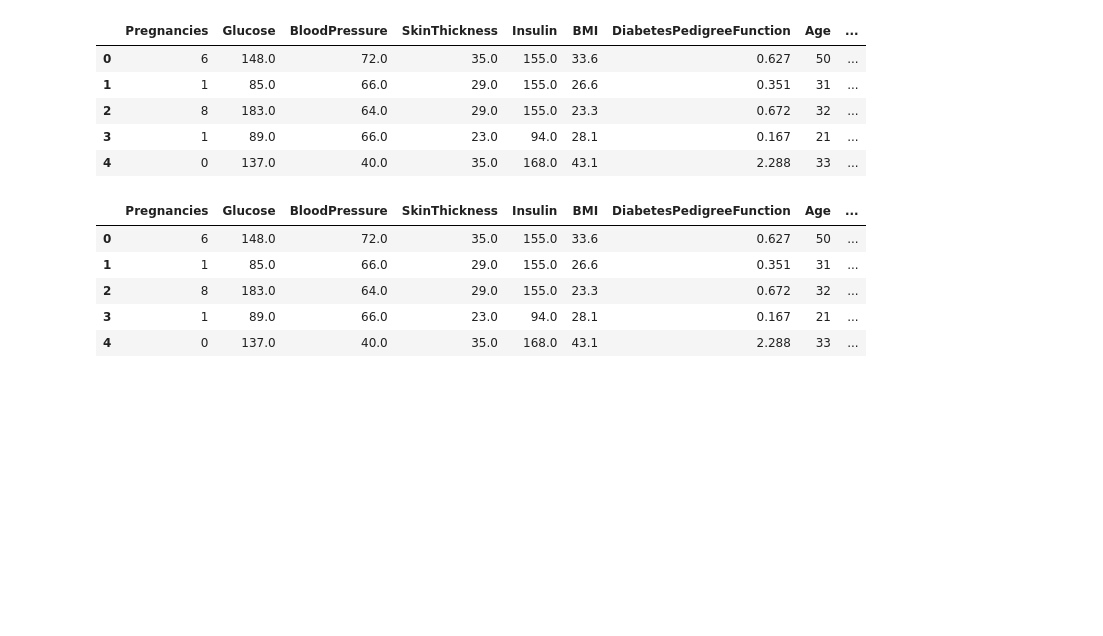
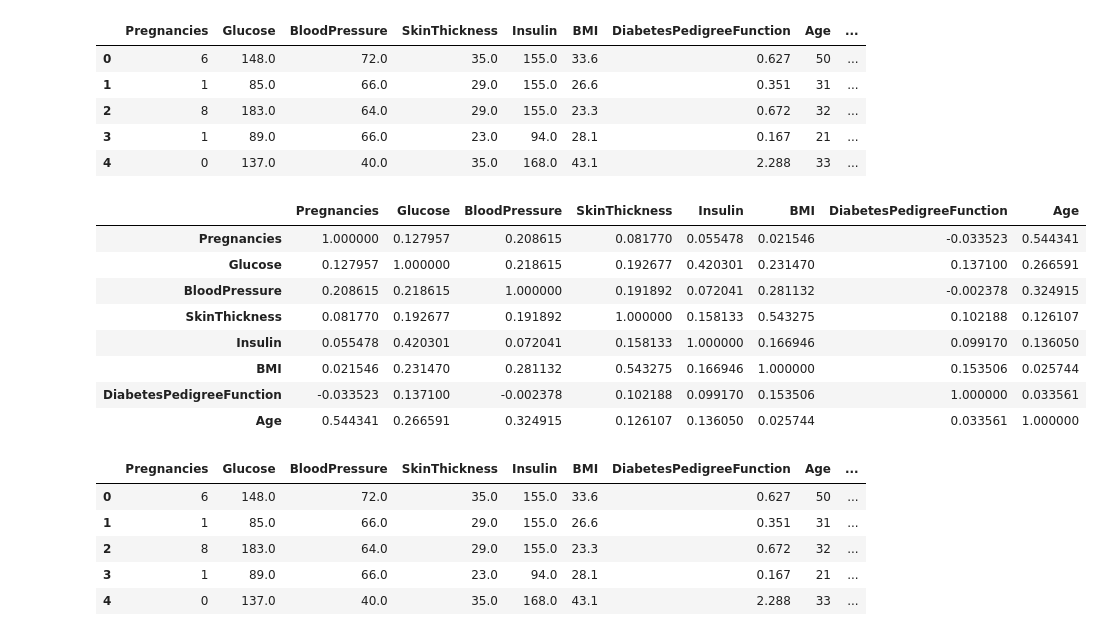
Before and after one commit to StanleyMasinde/pima-modelling, a Jupyter notebook: models/dec_tree.ipynb, the cells around one changed output. Drawn from its saved outputs; the diff is of its cells as text; code cells hidden in the pictures; blank space fills up the shorter version.

```diff
--- a/models/dec_tree.ipynb
+++ b/models/dec_tree.ipynb
@@ -61,6 +105,21 @@ display(df.head(5))
 | 2 | 8 | 183.0 | 64.0 | 29.0 | 155.0 | 23.3 | 0.672 | 32 | ... |
 | 3 | 1 | 89.0 | 66.0 | 23.0 | 94.0 | 28.1 | 0.167 | 21 | ... |
 | 4 | 0 | 137.0 | 40.0 | 35.0 | 168.0 | 43.1 | 2.288 | 33 | ... |
+# %%
+# More EDA
+# find the corelation between the variables
+corr = df.corr()
+corr.style.background_gradient(cmap='coolwarm')
+# %% [output]
+|  | Pregnancies | Glucose | BloodPressure | SkinThickness | Insulin | BMI | DiabetesPedigreeFunction | Age |
+| Pregnancies | 1.000000 | 0.127957 | 0.208615 | 0.081770 | 0.055478 | 0.021546 | -0.033523 | 0.544341 |
+| Glucose | 0.127957 | 1.000000 | 0.218615 | 0.192677 | 0.420301 | 0.231470 | 0.137100 | 0.266591 |
+| BloodPressure | 0.208615 | 0.218615 | 1.000000 | 0.191892 | 0.072041 | 0.281132 | -0.002378 | 0.324915 |
+| SkinThickness | 0.081770 | 0.192677 | 0.191892 | 1.000000 | 0.158133 | 0.543275 | 0.102188 | 0.126107 |
+| Insulin | 0.055478 | 0.420301 | 0.072041 | 0.158133 | 1.000000 | 0.166946 | 0.099170 | 0.136050 |
+| BMI | 0.021546 | 0.231470 | 0.281132 | 0.543275 | 0.166946 | 1.000000 | 0.153506 | 0.025744 |
+| DiabetesPedigreeFunction | -0.033523 | 0.137100 | -0.002378 | 0.102188 | 0.099170 | 0.153506 | 1.000000 | 0.033561 |
+| Age | 0.544341 | 0.266591 | 0.324915 | 0.126107 | 0.136050 | 0.025744 | 0.033561 | 1.000000 |
 # %%
 # Model building
 from sklearn.tree import DecisionTreeClassifier
```
Also changed, not shown: parts of 3 cells of this notebook, 1 other file.
